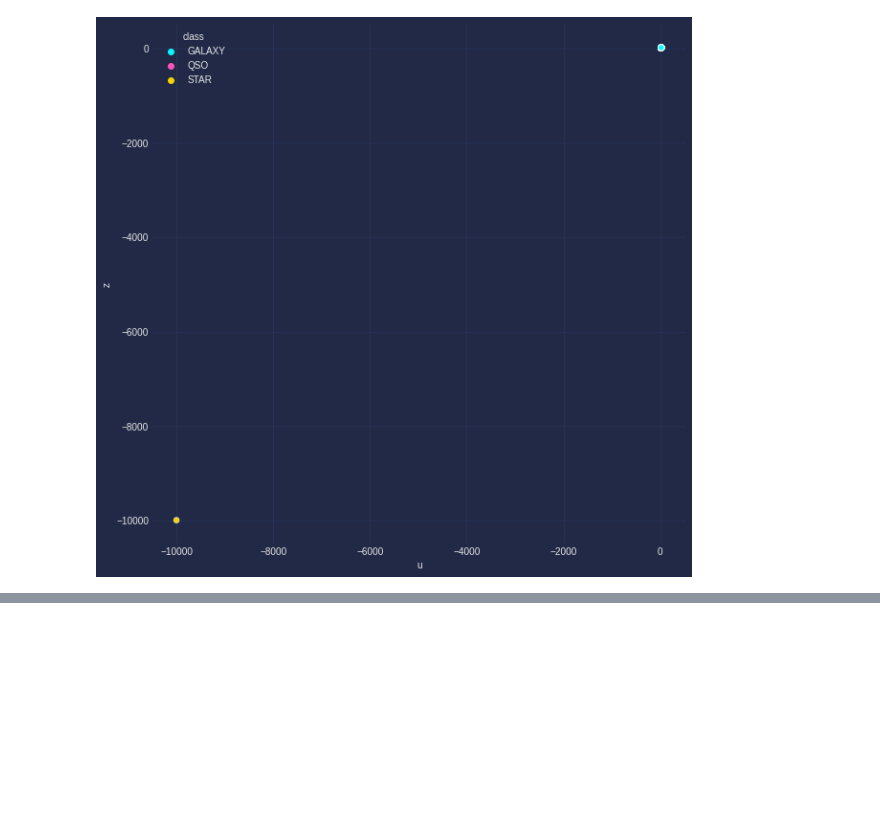
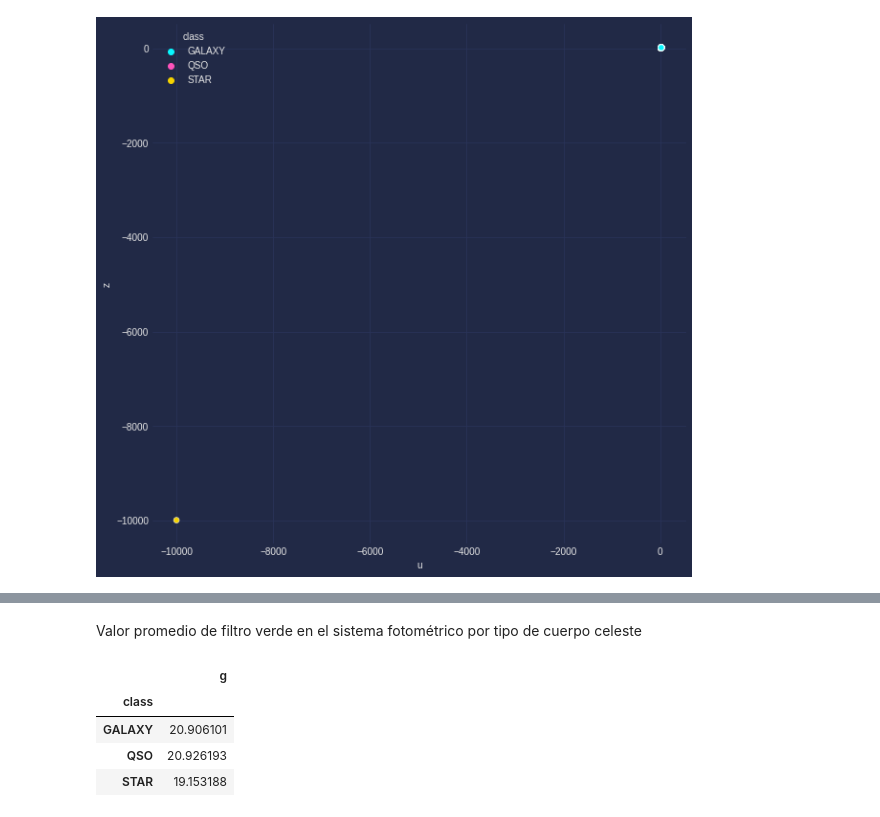
Before and after one commit to Nico-GP/Star_Classification, a Jupyter notebook: Star_Classification.ipynb, the cells around one changed output, grey strips where cells are left out. Cells and saved outputs as stored; diff of their text form; code cells hidden in the pictures; blank space fills up the shorter version.

```diff
--- a/Star_Classification.ipynb
+++ b/Star_Classification.ipynb
@@ -229,0 +260,10 @@ mplcyberpunk.make_scatter_glow()
+# %% [markdown]
+Valor promedio de filtro verde en el sistema fotométrico por tipo de cuerpo celeste
+# %%
+df.groupby(['class'])[['g']].mean()
+# %% [output]
+|  | g |
+| class |  |
+| GALAXY | 20.906101 |
+| QSO | 20.926193 |
+| STAR | 19.153188 |
```
Also changed, not shown: parts of 15 cells of this notebook.
